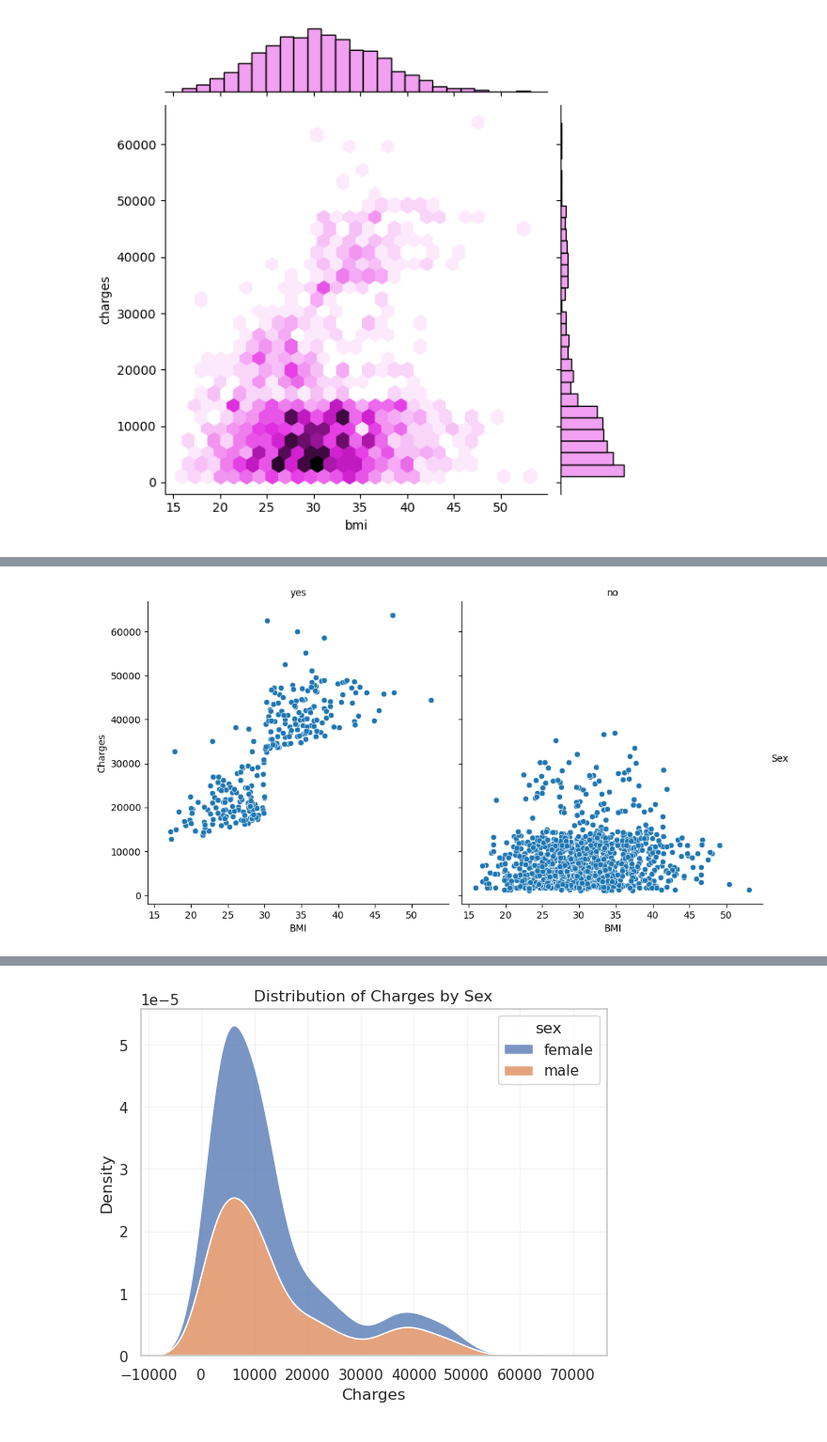
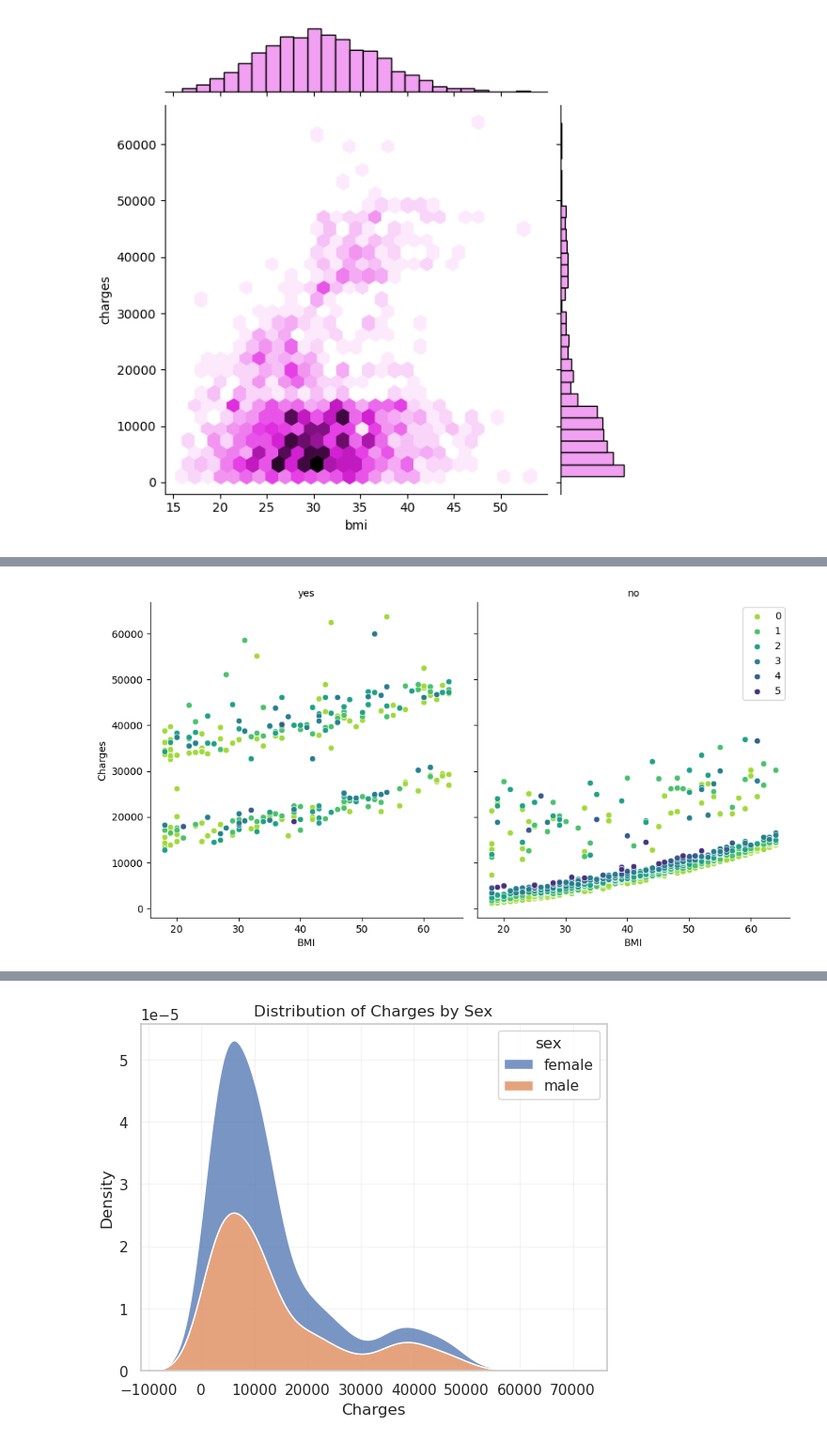
Before and after one commit to ShubhamMisar-12/MedicalCostPrediction, a Jupyter notebook: medical-cost-prediction-1.ipynb, the cells around one changed output, grey strips where cells are left out. Shown at 94% size. Cells and saved outputs as stored; diff of their text form; code cells hidden in the pictures.

```diff
--- a/medical-cost-prediction-1.ipynb
+++ b/medical-cost-prediction-1.ipynb
@@ -88,14 +151,14 @@ plt.show()
 # %%
-g = sns.FacetGrid(df, col="smoker", height=5, aspect=1)
+g = sns.FacetGrid(df, col="smoker", hue = "children", height=5, aspect=1, palette = "viridis_r")
 
-g.map(sns.scatterplot, "bmi", "charges")
+g.map(sns.scatterplot, "age", "charges")
 
 g.set_titles(col_template="{col_name}")
 g.set_axis_labels("BMI", "Charges")
-g.add_legend(title="Sex")
 
+plt.legend()
 sns.despine()
 plt.subplots_adjust(top=1)
 plt.show()
 # %% [output]
-[figure, old version]
+[figure, new version]
```
Also changed, not shown: parts of 12 cells of this notebook.
